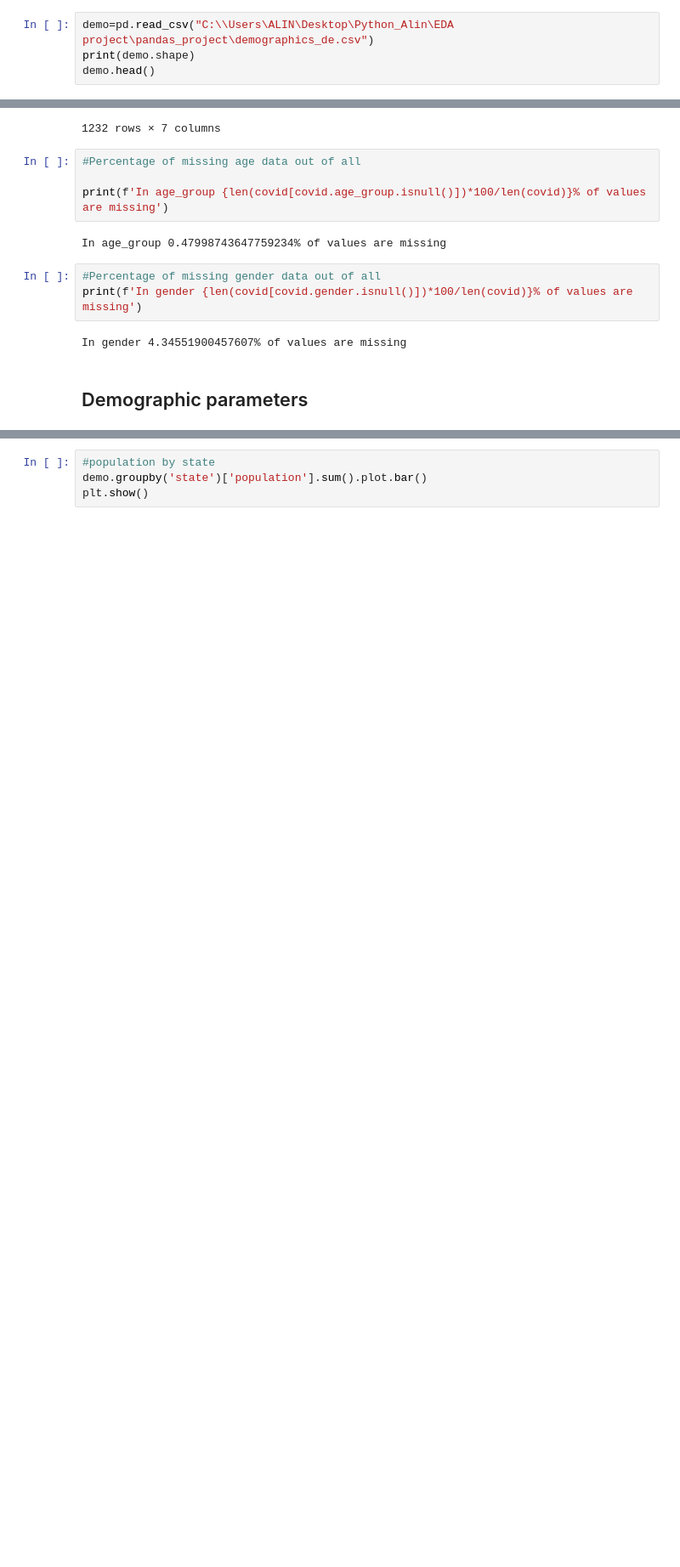
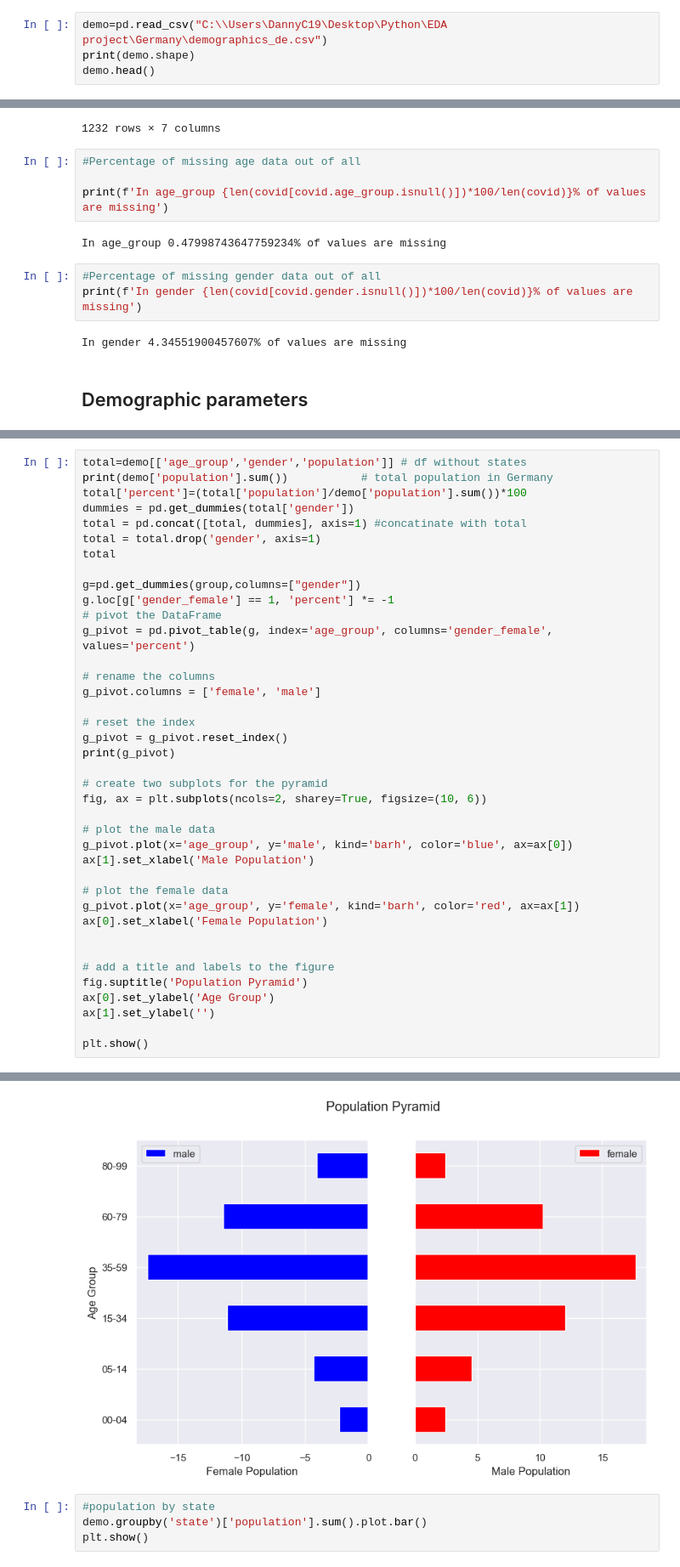
Before and after one commit to doctorf72/Naya-Practical-Data-Science-EDA-Project, a Jupyter notebook: COVID_Germany_Alin.ipynb, the cells around one changed output, grey strips where cells are left out. Shown at 85% size. Cells and saved outputs as stored; diff of their text form; blank space fills up the shorter version.

```diff
--- a/COVID_Germany_Alin.ipynb
+++ b/COVID_Germany_Alin.ipynb
@@ -9,7 +10,7 @@ sns.set_theme()
 ## Upload the datasets
 Quick Dataset Overview
 # %%
-demo=pd.read_csv("C:\\Users\ALIN\Desktop\Python_Alin\EDA project\pandas_project\demographics_de.csv")
+demo=pd.read_csv("C:\\Users\DannyC19\Desktop\Python\EDA project\Germany\demographics_de.csv")
 print(demo.shape)
 demo.head()
 # %% [output]
@@ -166,0 +210,40 @@ In gender 4.34551900457607% of values are missing
+# %%
+total=demo[['age_group','gender','population']] # df without states
+print(demo['population'].sum())           # total population in Germany
+total['percent']=(total['population']/demo['population'].sum())*100
+dummies = pd.get_dummies(total['gender'])
+total = pd.concat([total, dummies], axis=1) #concatinate with total
+total = total.drop('gender', axis=1)
+total
+
+g=pd.get_dummies(group,columns=["gender"])
+g.loc[g['gender_female'] == 1, 'percent'] *= -1
+# pivot the DataFrame
+g_pivot = pd.pivot_table(g, index='age_group', columns='gender_female', values='percent')
+
+# rename the columns
+g_pivot.columns = ['female', 'male']
+
+# reset the index
+g_pivot = g_pivot.reset_index()
+print(g_pivot)
+
+# create two subplots for the pyramid
+fig, ax = plt.subplots(ncols=2, sharey=True, figsize=(10, 6))
+
+# plot the male data
+g_pivot.plot(x='age_group', y='male', kind='barh', color='blue', ax=ax[0])
+ax[1].set_xlabel('Male Population')
+
+# plot the female data
+g_pivot.plot(x='age_group', y='female', kind='barh', color='red', ax=ax[1])
+ax[0].set_xlabel('Female Population')
+
+
+# add a title and labels to the figure
+fig.suptitle('Population Pyramid')
+ax[0].set_ylabel('Age Group')
+ax[1].set_ylabel('')
+
+plt.show()
+# %% [output]
@@ -167,3 +258,4 @@ In gender 4.34551900457607% of values are missing
+[figure, added]
 # %%
 #population by state
 demo.groupby('state')['population'].sum().plot.bar()
```
Also changed, not shown: parts of 57 cells of this notebook.
